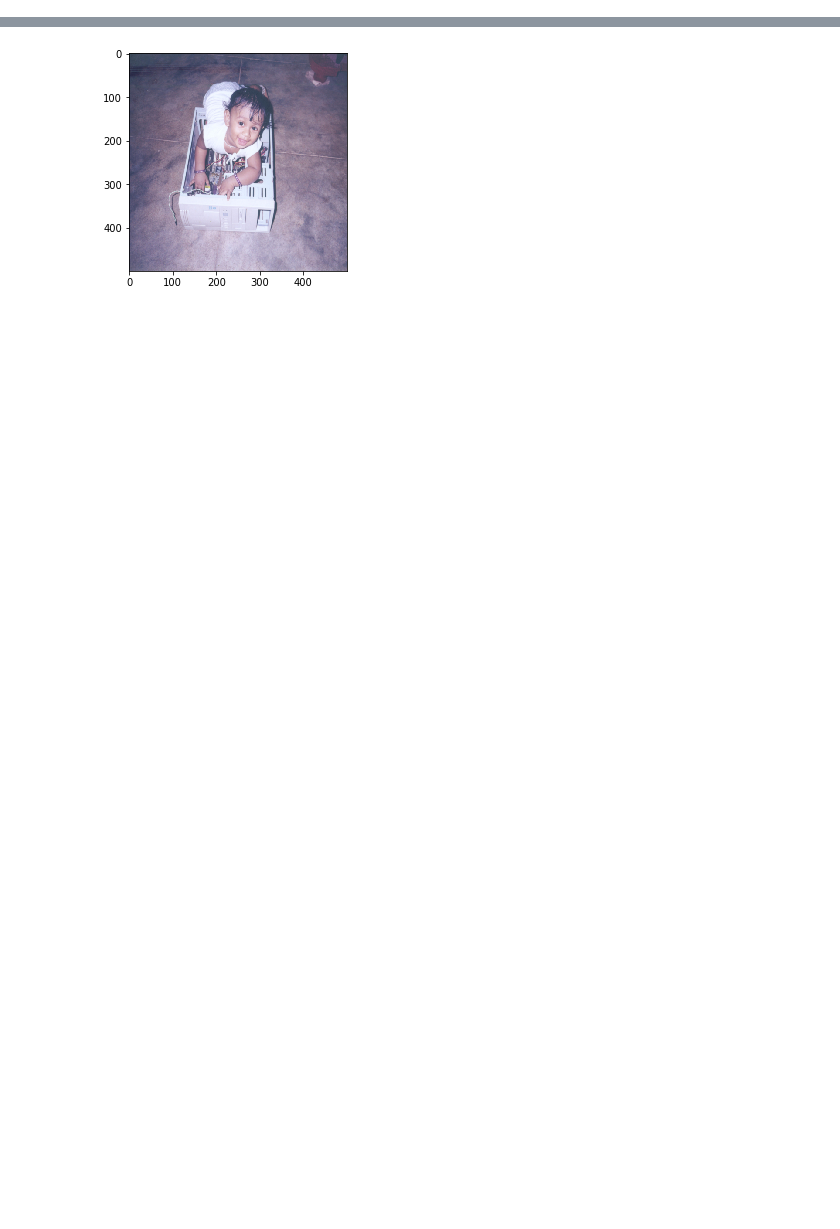
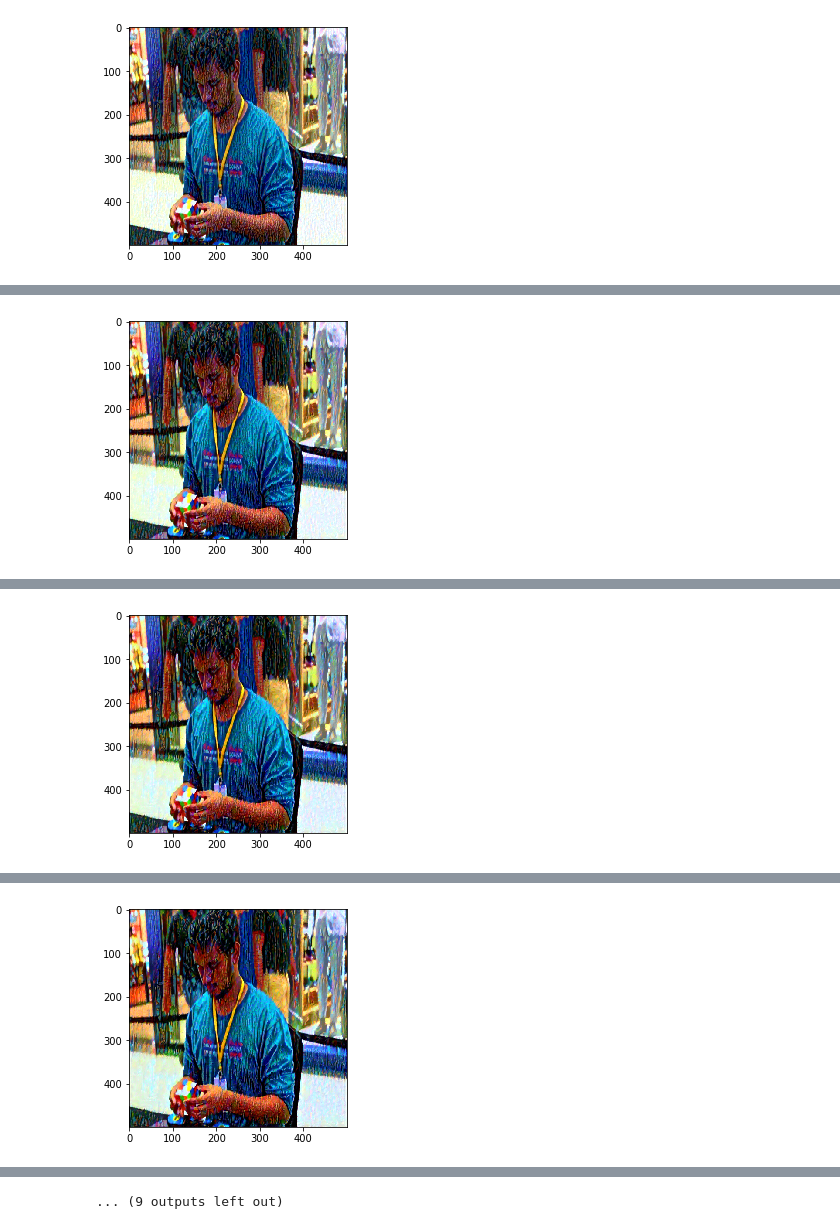
Before and after one commit to Batman9698/Style-Transfer, a Jupyter notebook: style transfer.ipynb, the cells around one changed output, grey strips where cells are left out. Drawn from its saved outputs; the diff is of its cells as text; code cells hidden in the pictures; blank space fills up the shorter version.

```diff
--- a/style transfer.ipynb
+++ b/style transfer.ipynb
@@ -74,2 +73,8 @@ style = [grammatrix(feature) for feature in features(styleimage, vgg)]
+# %%
+style_weights = [1.0,0.75,0.2,0.2,0.2]
+alpha = 1
+beta = 1e3
 # %%
-targetimage = contentimage.clone().requires_grad_(True).to(device)
+content_image = openimage(content_path)
+style_image = openimage(style_path)
+target_image = content_image.clone().requires_grad_(True).to(device)
@@ -78,4 +80,0 @@ optimizer = torch.optim.Adam([targetimage], lr = 0.003)
-# %%
-alpha = 1
-beta = 1000
-styleweights = [1e3/n**2 for n in [64,128,256,512,512]]
@@ -90,20 +81,27 @@ styleweights
+# %%
+content = getcontent(content_image, vgg, content_layers)
+style = [getstyle(content) for content in getcontent(style_image, vgg, style_layers)]
 # %%
-epochs = 1
+optimizer = torch.optim.Adam([target_image], lr = 0.003)
+epochs = 1000
 loss = []
 for epoch in range(epochs):
-    targetcontent = features(targetimage, vgg)
-    targetstyle = [grammatrix(feature) for feature in features(targetimage, vgg)]
 
-    styleloss = 0.0
-    contentloss = torch.mean((targetcontent[1]-content[1])**2)
+    targetcontent = getcontent(target_image, vgg, content_layers)
+    targetstyle = [getstyle(content) for content in getcontent(target_image, vgg, style_layers)]
+
+    style_loss = 0.0
+    content_loss = torch.mean((targetcontent[4] - content[4])**2)
     for i in range(5):
         _,d,h,w = targetcontent[i].shape
-        styleloss += styleweights[i]*((torch.mean(targetstyle[i]-style[i])**2)/(d*h*w))
+        style_loss += (style_weights[i]*(torch.mean((targetstyle[i] - style[i])**2)))/(d*h*w)
 
-    total_loss = alpha*contentloss + beta*styleloss
-    loss.append(total_loss.item())
-
+    total_loss = alpha*content_loss + beta*style_loss
     optimizer.zero_grad()
-    total_loss.backward()
+    total_loss.backward(retain_graph = True)
     optimizer.step()
+    print("epoch:{} loss:{}".format(epoch,total_loss.item()))
+    if epoch%100 == 0:
+        plt.imshow(convertimage(target_image))
+        plt.show()
 # %% [output]
@@ -110,0 +109 @@ RuntimeError: Trying to backward through the graph a second time, but the buffer
+[figure, added]
@@ -110,0 +127 @@ RuntimeError: Trying to backward through the graph a second time, but the buffer
+[figure, added]
@@ -110,0 +145 @@ RuntimeError: Trying to backward through the graph a second time, but the buffer
+[figure, added]
@@ -110,0 +163 @@ RuntimeError: Trying to backward through the graph a second time, but the buffer
+[figure, added]
@@ -111,6 +200 @@ RuntimeError: Trying to backward through the graph a second time, but the buffer
+... (9 outputs left out)
-# %%
-import matplotlib.pyplot as plt
-plt.imshow(convert(targetimage))
-plt.show()
-# %% [output]
-[figure, removed]
```
Also changed, not shown: parts of 22 cells of this notebook.
